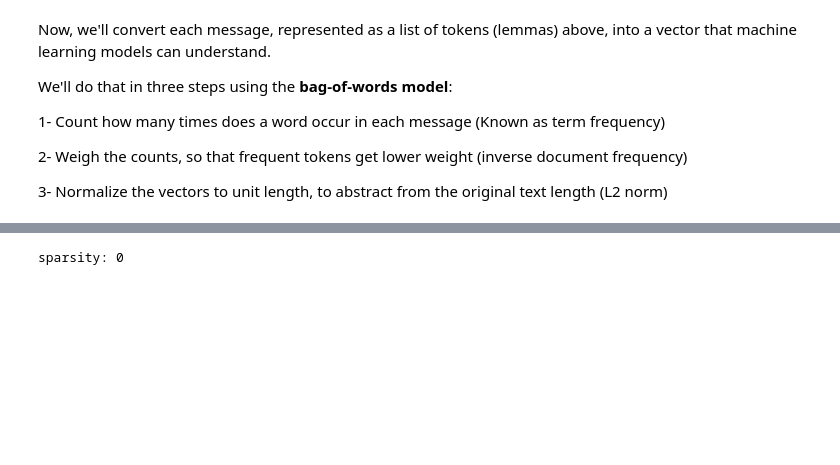
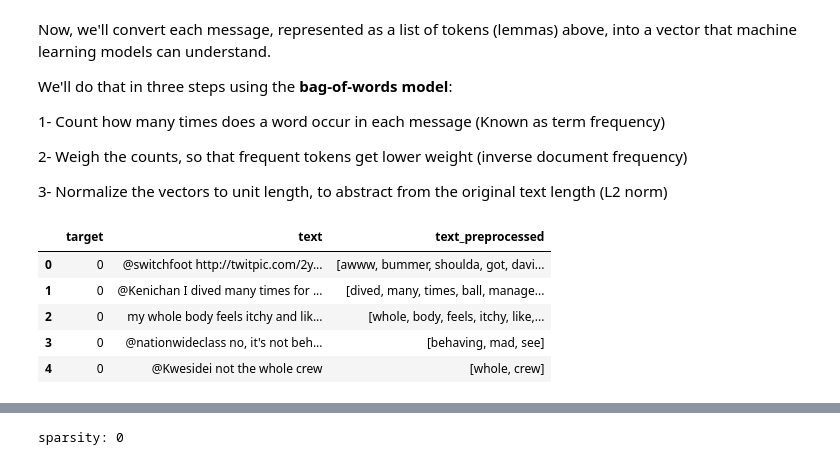
Before and after one commit to Bhuvanjeet/Sentiment-Analysis-with-tweets-using-NLP, a Jupyter notebook: sentiment_analysis.ipynb, the cells around one changed output, grey strips where cells are left out. Saved outputs shown, nothing was run; the diff lists cells and outputs as text; code cells hidden in the pictures; blank space fills up the shorter version.

```diff
--- a/sentiment_analysis.ipynb
+++ b/sentiment_analysis.ipynb
@@ -392,6 +427,19 @@ We'll do that in three steps using the **bag-of-words model**:
 2- Weigh the counts, so that frequent tokens get lower weight (inverse document frequency)
 
 3- Normalize the vectors to unit length, to abstract from the original text length (L2 norm)
+# %%
+remove_n=100000
+drop_indices = np.random.choice(df.index, remove_n, replace=False)
+df.drop(drop_indices,inplace=True)
+# %%
+df.head()
+# %% [output]
+|  | target | text | text_preprocessed |
+| 0 | 0 | @switchfoot http://twitpic.com/2y... | [awww, bummer, shoulda, got, davi... |
+| 1 | 0 | @Kenichan I dived many times for ... | [dived, many, times, ball, manage... |
+| 2 | 0 | my whole body feels itchy and lik... | [whole, body, feels, itchy, like,... |
+| 3 | 0 | @nationwideclass no, it's not beh... | [behaving, mad, see] |
+| 4 | 0 | @Kwesidei not the whole crew | [whole, crew] |
 # %%
 from sklearn.feature_extraction.text import CountVectorizer
 #converts a collection of text documents to a matrix of token counts
```
Also changed, not shown: parts of 17 cells of this notebook.
